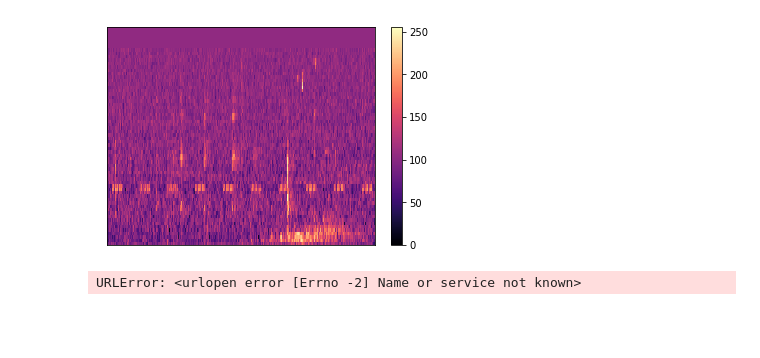
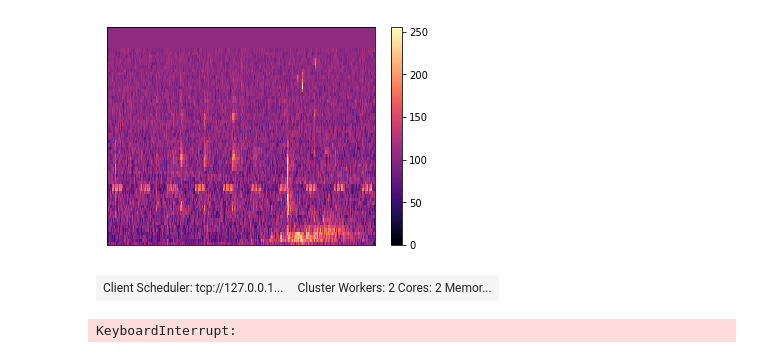
Before and after one commit to jonnor/birddetect, a Jupyter notebook: Features.ipynb, the cells around one changed output. Drawn from its saved outputs; the diff is of its cells as text; code cells hidden in the pictures; blank space fills up the shorter version.

Commit message:
Use Dask.delayed for preprocessing features

```diff
--- a/Features.ipynb
+++ b/Features.ipynb
@@ -142,19 +153,16 @@ upload_melspec(*list(zip(dataset.folder, dataset.itemid))[0])
-# %%
-import sys
-def melspec_all(dataset):
-    items = list(zip(dataset.folder, dataset.itemid))[50+89:]
-
-    for i, (folder, itemid) in enumerate(items):
-        upload_melspec(folder, itemid)
-        sys.stdout.write('\r {}/{}'.format(i, len(items)))
-
-melspec_all(dataset);
-# %% [output]
-URLError: <urlopen error [Errno -2] Name or service not known>
 # %%
-assert False
+import sys
 
+import dask.delayed
 import dask.distributed
+
 scheduler = os.environ.get('DASK_SCHEDULER', None) # set to 'mycluster:port' to use remote cluster
 c = dask.distributed.Client(scheduler)
 c
+
+# Upload our custom Python modules to workers
+c.upload_file('features.py')
+c.upload_file('dcase2018bird.py')
+c
+# %% [output]
+| Client Scheduler: tcp://127.0.0.1... | Cluster Workers: 2 Cores: 2 Memor... |
@@ -165 +169,13 @@ c.upload_file('dcase2018bird.py')
+# %%
+@dask.delayed
+def melspec_job(t):
+    return upload_melspec(*t)
+
+def melspec_all(dataset):
+    jobs = [ melspec_job(t) for t in zip(dataset.folder, dataset.itemid) ]
+    return dask.compute(jobs)
+
+urls = melspec_all(dataset)
+# %% [output]
+KeyboardInterrupt:
 # %%
```
Also changed, not shown: parts of 4 cells of this notebook.
